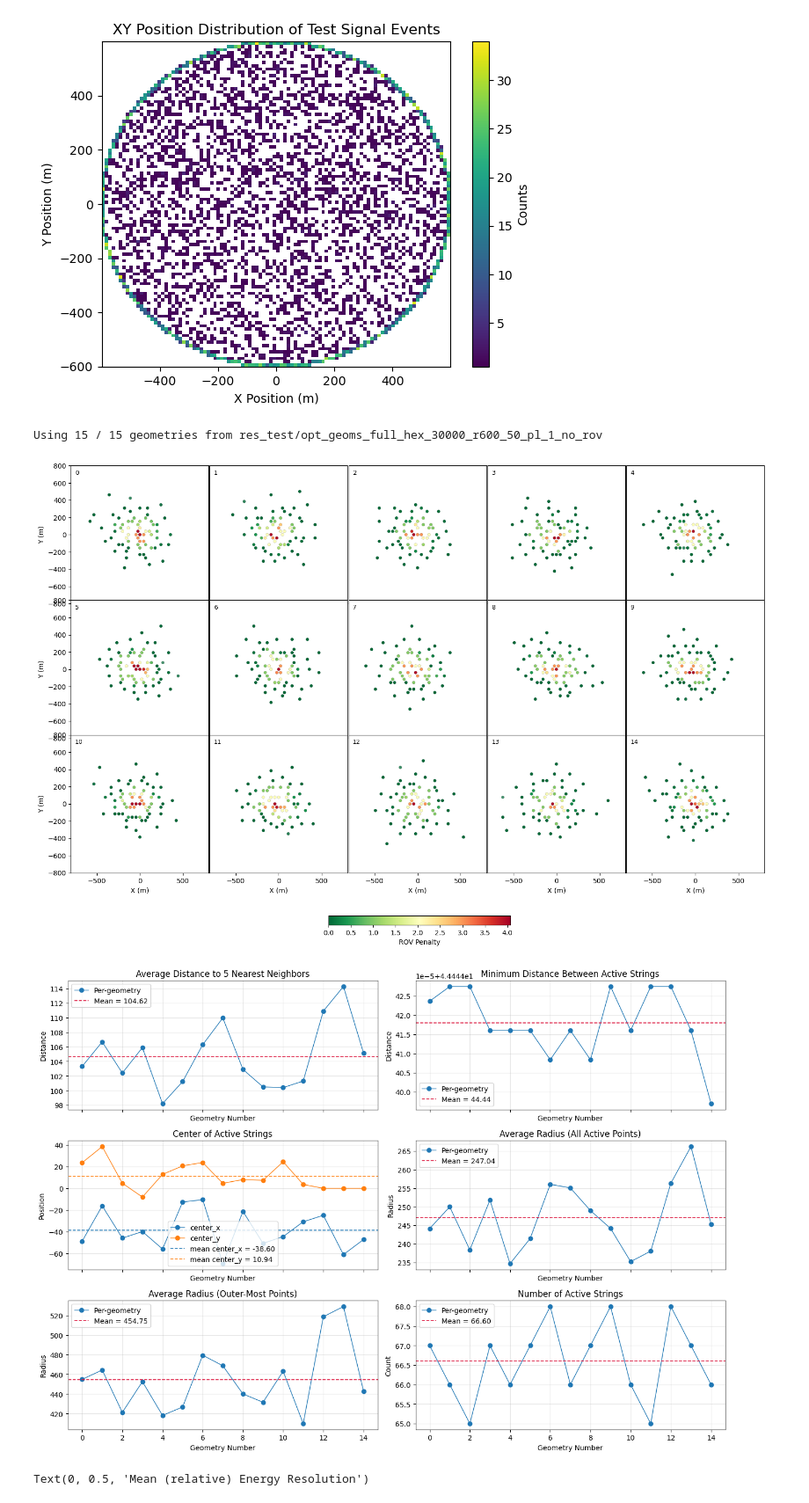
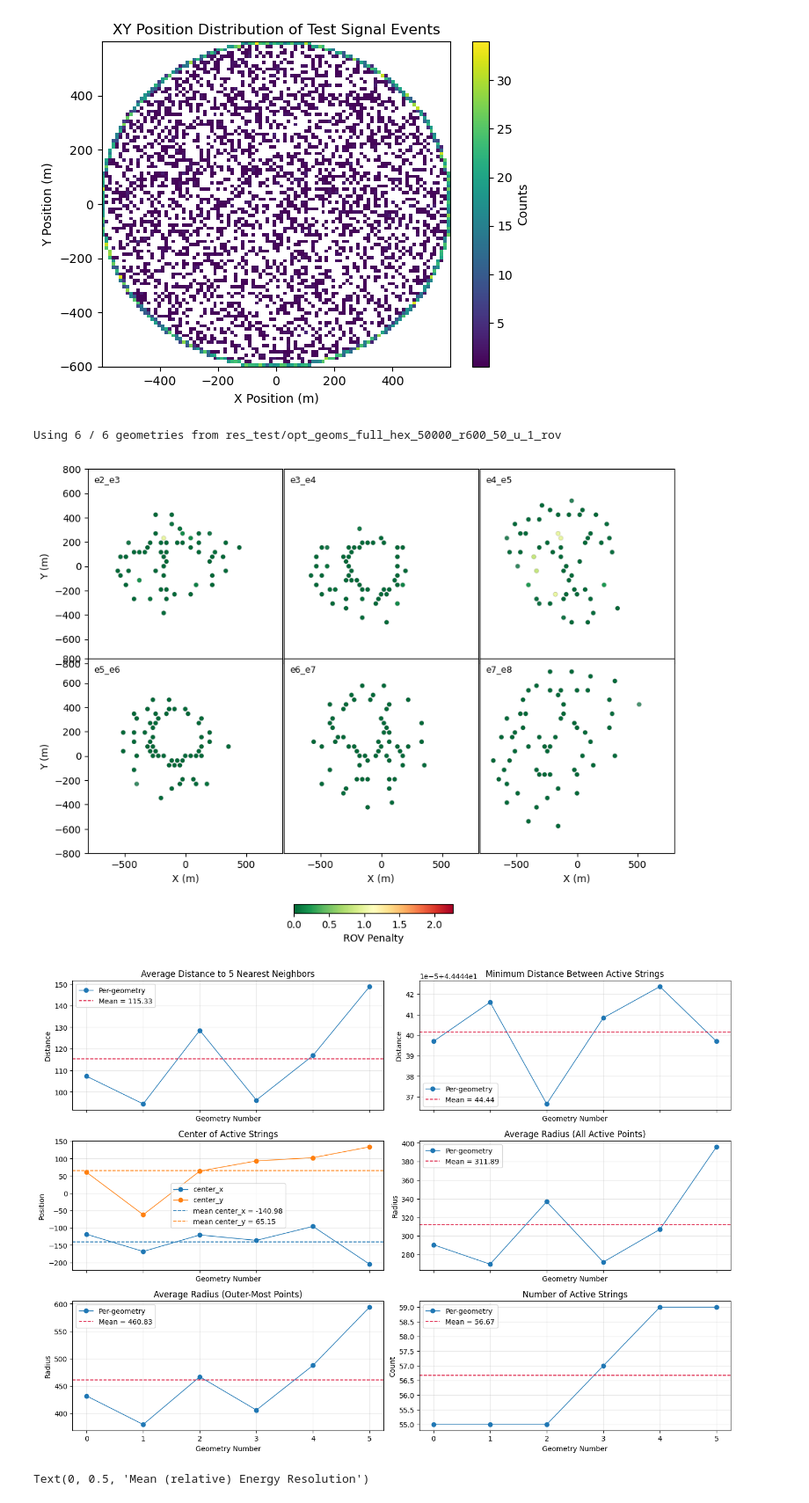
Before and after one commit to kristiantcho/nugget, a Jupyter notebook: nugget/examples/test_evaluation.ipynb, the cells around one changed output. Shown at 88% size. Cells and saved outputs as stored; diff of their text form; code cells hidden in the pictures.

```diff
--- a/nugget/examples/test_evaluation.ipynb
+++ b/nugget/examples/test_evaluation.ipynb
@@ -56,7 +81,7 @@ evaluator = nugget.utils.basic_evaluator.Evaluator(
 )
 # %%
 # test_signal_events = pickle.load(open('/u/kristiantcho/ptmp/nugget/nugget/examples/res_test/signal_events_30000_r600_50_pl_1.pkl', 'rb'))
-test_signal_events = nugget.utils.data_tools.load_signal_events_parquet('/u/kristiantcho/ptmp/nugget/nugget/examples/res_test/signal_events_30000_r600_50_pl_1.pt')
+test_signal_events = nugget.utils.data_tools.load_signal_events_parquet('/u/kristiantcho/ptmp/nugget/nugget/examples/res_test/signal_events_50000_r600_50_u_1.pt')
 # %%
 importlib.reload(nugget.losses.geometry_penalties)
 importlib.reload(nugget.losses.fisher_info)
@@ -133,12 +185,12 @@ vis_kwargs = {
 geom_dicts = {}
 loss_param_dicts = {}
 focus = 'ang_res'
-version = 'r600_50_pl_1'
-compare_version = 'r600_50_pl_1'
-num_events = 30000
+version = 'r600_50_u_1'
+compare_version = 'r600_50_u_1'
+num_events = 50000
 for geom_name in ['default', 'modified', 'expanded', 'compact', '800main_full_hex']:
     if geom_name == '800main_full_hex':
-        for addon_name in ['_rov']:
+        for addon_name in ['_rov', '_no_rov']:
             geom_files = sorted([f for f in os.listdir(f'{geom_name}_{compare_version}_{focus}{addon_name}') if f.startswith('geom_') and f.endswith('.pkl')],
                         key=lambda x: int(x.split('_')[1].split('.')[0]))
             geom_dict = pickle.load(open(f'{geom_name}_{compare_version}_{focus}{addon_name}/{geom_files[-1]}', 'rb'))
@@ -289,13 +341,13 @@ from pathlib import Path
 from scipy.spatial import ConvexHull
 
 # Folder containing geom_*.pkl files
-geom_folder = Path("./res_test/opt_geoms_full_hex_30000_r600_50_pl_1_no_rov")
+geom_folder = Path("./res_test/opt_geoms_full_hex_50000_r600_50_u_1_rov")
 num_angles = 360
-num_cols = 5
+num_cols = 3
 zoom_range = 800
 # Number of geometries to plot/analyze
 # Set to None (or <=0) to use all geometries
-num_geometries_to_pick = 15
+num_geometries_to_pick = 6
 
 if not geom_folder.exists():
     raise FileNotFoundError(f"Folder not found: {geom_folder}")
@@ -309,9 +361,13 @@ rov_loss = nugget.losses.geometry_penalties.ROVPenalty(
 
 # Sort geometries by the numeric suffix in geom_<idx>.pkl
 all_geom_paths = sorted(
-    [p for p in geom_folder.glob("geom_*.pkl")],
-    key=lambda p: int(p.stem.split("_")[1]),
+    [p for p in geom_folder.glob("geom*.pkl")],
+    key=lambda p: int(p.stem.split("_e")[1]),
 )
+
+# all_geom_paths = [p for p in geom_folder.glob("geom_*.pkl")],
+
+
 
 if len(all_geom_paths) == 0:
     raise RuntimeError(f"No geom_*.pkl files found in {geom_folder}")
@@ -329,8 +385,9 @@ print(f"Using {len(geom_paths)} / {total_geoms} geometries from {geom_folder}")
 # Preload geometry dicts and compute global color scale
 geom_records = []
 all_rov_penalties = []
-for geom_path in geom_paths:
-    geom_idx = int(geom_path.stem.split("_")[1])
+for ind, geom_path in enumerate(geom_paths):
+    # geom_idx = int(geom_path.stem.split("_")[1])
+    geom_idx = ind  # Use sequential indices for display instead of original geom numbers
     geom_dict = pickle.load(open(geom_path, "rb"))
 
     rov_per_string = (
@@ -422,7 +479,8 @@ for plot_i in range(num_rows * num_cols):
     ax.text(
         0.03,
         0.97,
-        f"{record['idx']}",
+        # f"{record['idx']}",
+        f"{all_geom_paths[plot_i].stem.split('geom_')[1]}",
         transform=ax.transAxes,
         ha="left",
         va="top",
@@ -552,36 +610,36 @@ axes2[2].legend()
 axes2[2].grid(alpha=0.3)
 
 axes2[3].plot(stats_idx, avg_radius_all, marker="o", linewidth=1, label="Per-geometry")
 axes2[3].axhline(avg_radius_all_mean, color="crimson", linestyle="--", linewidth=1.2, label=f"Mean = {avg_radius_all_mean:.2f}")
 axes2[3].set_title("Average Radius (All Active Points)")
 axes2[3].set_ylabel("Radius")
 axes2[3].grid(alpha=0.3)
 axes2[3].legend()
 
 axes2[4].plot(stats_idx, avg_radius_outer, marker="o", linewidth=1, label="Per-geometry")
 axes2[4].axhline(avg_radius_outer_mean, color="crimson", linestyle="--", linewidth=1.2, label=f"Mean = {avg_radius_outer_mean:.2f}")
 axes2[4].set_title("Average Radius (Outer-Most Points)")
 axes2[4].set_xlabel("Geometry Number")
 axes2[4].set_ylabel("Radius")
 axes2[4].grid(alpha=0.3)
 axes2[4].legend()
 
 axes2[5].plot(stats_idx, active_string_counts, marker="o", linewidth=1, label="Per-geometry")
 axes2[5].axhline(active_string_count_mean, color="crimson", linestyle="--", linewidth=1.2, label=f"Mean = {active_string_count_mean:.2f}")
 axes2[5].set_title("Number of Active Strings")
 axes2[5].set_ylabel("Count")
 axes2[5].grid(alpha=0.3)
 axes2[5].legend()
 
 for ax in axes2:
     ax.set_xlabel("Geometry Number")
 
 fig2.tight_layout()
 plt.show()
 # %% [output]
-Using 15 / 15 geometries from res_test/opt_geoms_full_hex_30000_r600_50_pl_1_no_rov
+Using 6 / 6 geometries from res_test/opt_geoms_full_hex_50000_r600_50_u_1_rov
-[figure, old version]
+[figure, new version]
-[figure, old version]
+[figure, new version]
 # %%
 num_events = 10000
 # version = 'r600_50_1_c'
```
Also changed, not shown: parts of 3 cells of this notebook, 4 other files.
